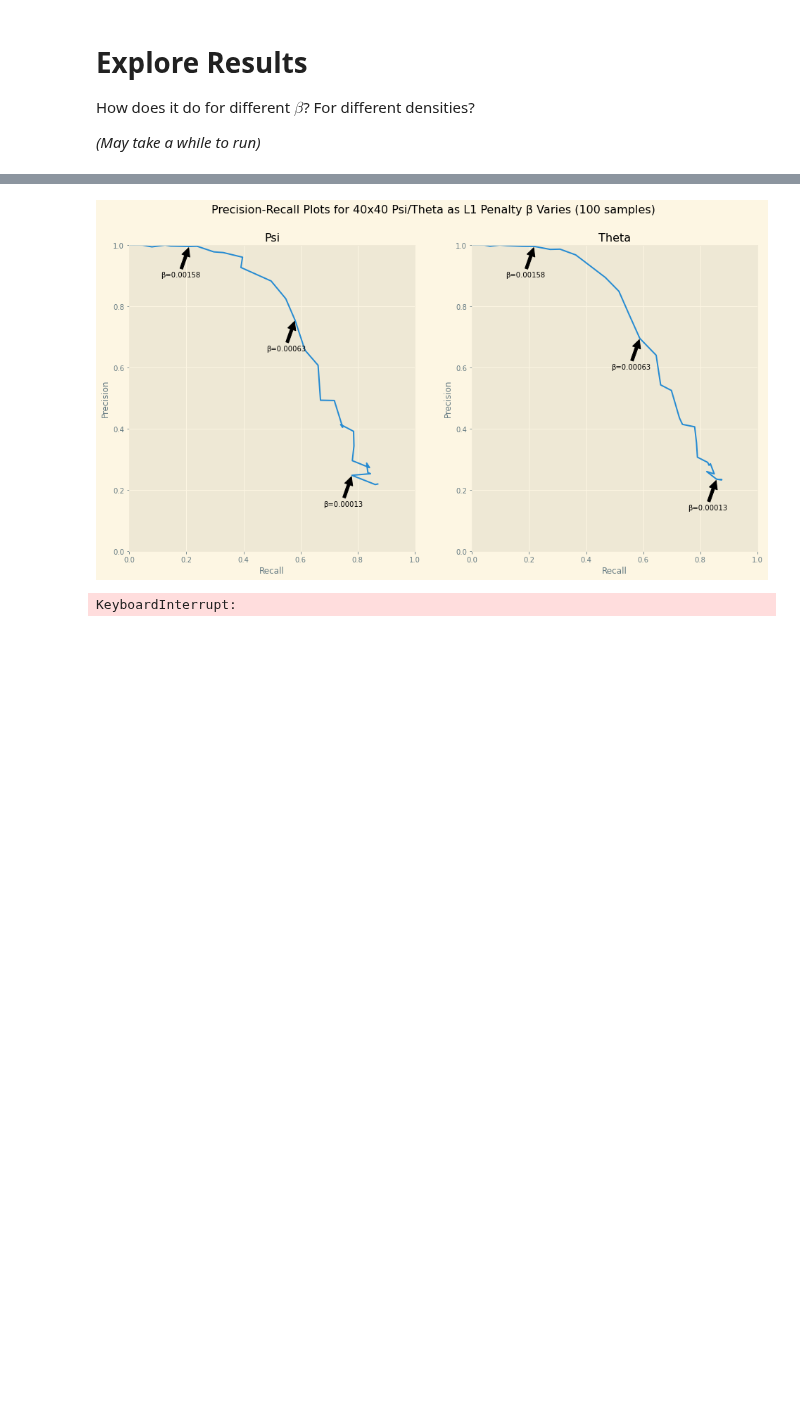
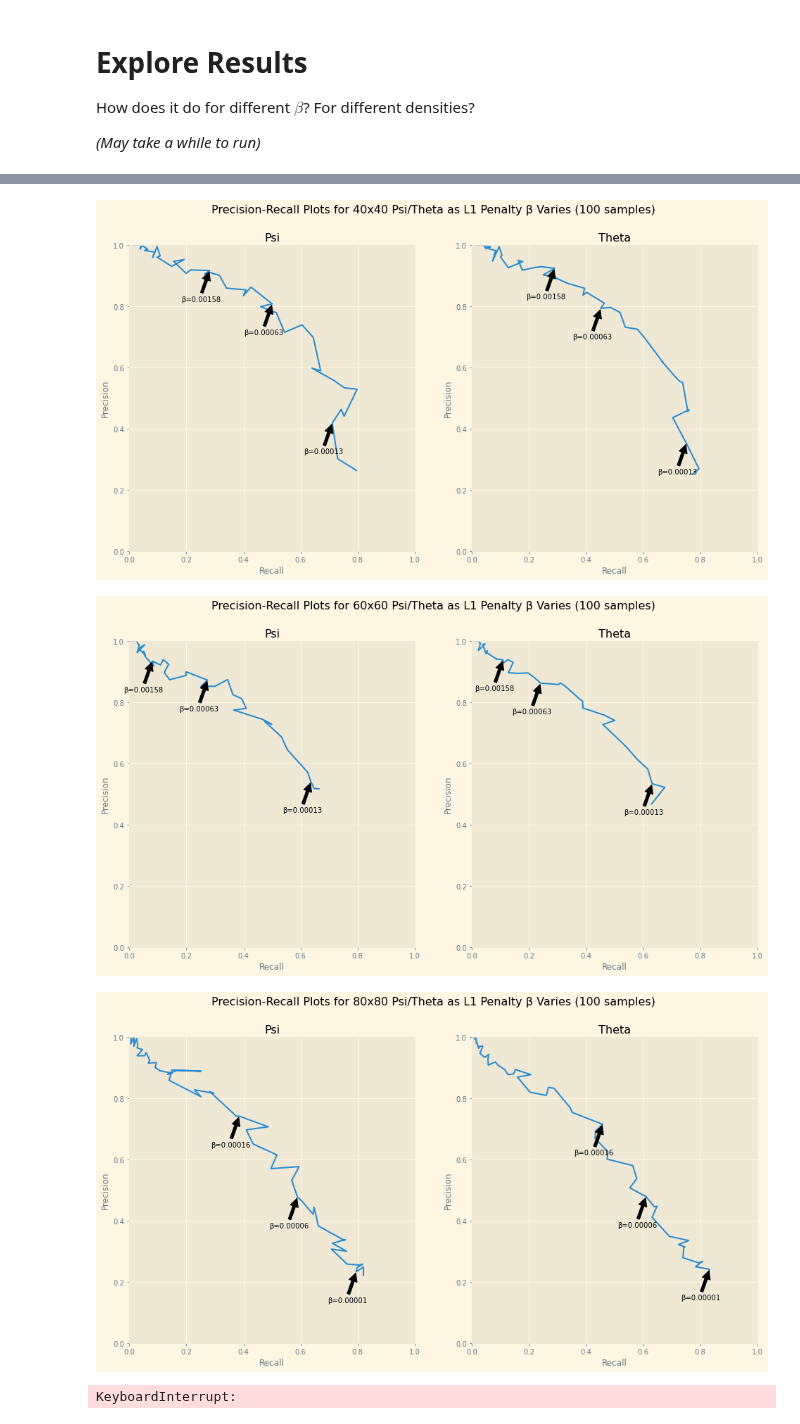
Before and after one commit to BaileyAndrew/antGLasso-Implementation, a Jupyter notebook: Python Implementation/explore.ipynb, the cells around one changed output, grey strips where cells are left out. Drawn from its saved outputs; the diff is of its cells as text; code cells hidden in the pictures; blank space fills up the shorter version.

Commit message:
Timing Experiments

```diff
--- a/Python Implementation/explore.ipynb
+++ b/Python Implementation/explore.ipynb
@@ -316,30 +335,46 @@ np.save('../Data/Vary-Sizes-Experiment/Precisions-and-Recalls.npy', vary_sizes_e
-# %%
-# How does choice of betas and matrix size affect results?
-# =================== for anBiGLasso ================
-sizes = [40]
-betas = [
-    10**np.arange(-4, -1, 0.05), # 40
-]
-interesting_indices = [
-    [2, 16, 24],
-]
-#vary_sizes_experiment = dict({})
-for idx, size in enumerate(sizes):
-    fig, axs, dicts = create_precision_recall_curves(
-        betas[idx],
-        100,
-        size,
-        attempts=25,
-        indices_to_highlight=interesting_indices[idx],
-        alg="anBiGLasso"
-    )
-    #vary_sizes_experiment[size] = dicts
-    #fig.savefig(f'../Plots/Vary-Sizes-Experiment/Precision-Recall-Vary-Sizes-{size}')
-    display(fig) # Force figure to display NOW (`fig.show()` does not do this)
-    plt.close(fig) # Suppress double-displaying the figure
-#np.save('../Data/Vary-Sizes-Experiment/Precisions-and-Recalls.npy', vary_sizes_experiment)
-# %% [output]
-[figure, removed]
+# %%
+# How does choice of betas and matrix size affect results?
+# =================== for anBiGLasso ================
+sizes = [40, 60, 80]#, 100, 120]
+betas = [
+    10**np.arange(-4, -1, 0.05), # 40
+    10**np.arange(-4, -1, 0.05), # 60
+    10**np.arange(-5, -2, 0.05), # 80
+    10**np.arange(-5, -2, 0.05), # 100
+    10**np.arange(-5, -2, 0.05), # 120
+]
+interesting_indices = [
+    [2, 16, 24],
+    [2, 16, 24],
+    [2, 16, 24],
+    [2, 16, 24],
+    [2, 16, 24]
+]
+#vary_sizes_experiment = dict({})
+for idx, size in enumerate(sizes):
+    fig, axs, dicts = create_precision_recall_curves(
+        betas[idx],
+        100,
+        size,
+        attempts=25,
+        indices_to_highlight=interesting_indices[idx],
+        alg="anBiGLasso"
+    )
+    #vary_sizes_experiment[size] = dicts
+    #fig.savefig(f'../Plots/Vary-Sizes-Experiment/Precision-Recall-Vary-Sizes-{size}')
+    display(fig) # Force figure to display NOW (`fig.show()` does not do this)
+    plt.close(fig) # Suppress double-displaying the figure
+#np.save('../Data/Vary-Sizes-Experiment/Precisions-and-Recalls.npy', vary_sizes_experiment)
+
+# If we generate data from invwishart with the degrees-of-freedom parameter equal
+# to the size of the data, results are worse than if the degrees-of-freedom is larger.
+# Currently its set to do the worst.
+# (Well, I don't think the alg actually does worse on average, it just has a
+# notably higher variance.)
+# %% [output]
+[figure, added]
+[figure, added]
+[figure, added]
 # %%
 samples = [1, 2, 5, 10, 20, 50, 100]
 vary_samples_experiment = dict({})
```
Also changed, not shown: parts of 10 cells of this notebook, 7 other files.
